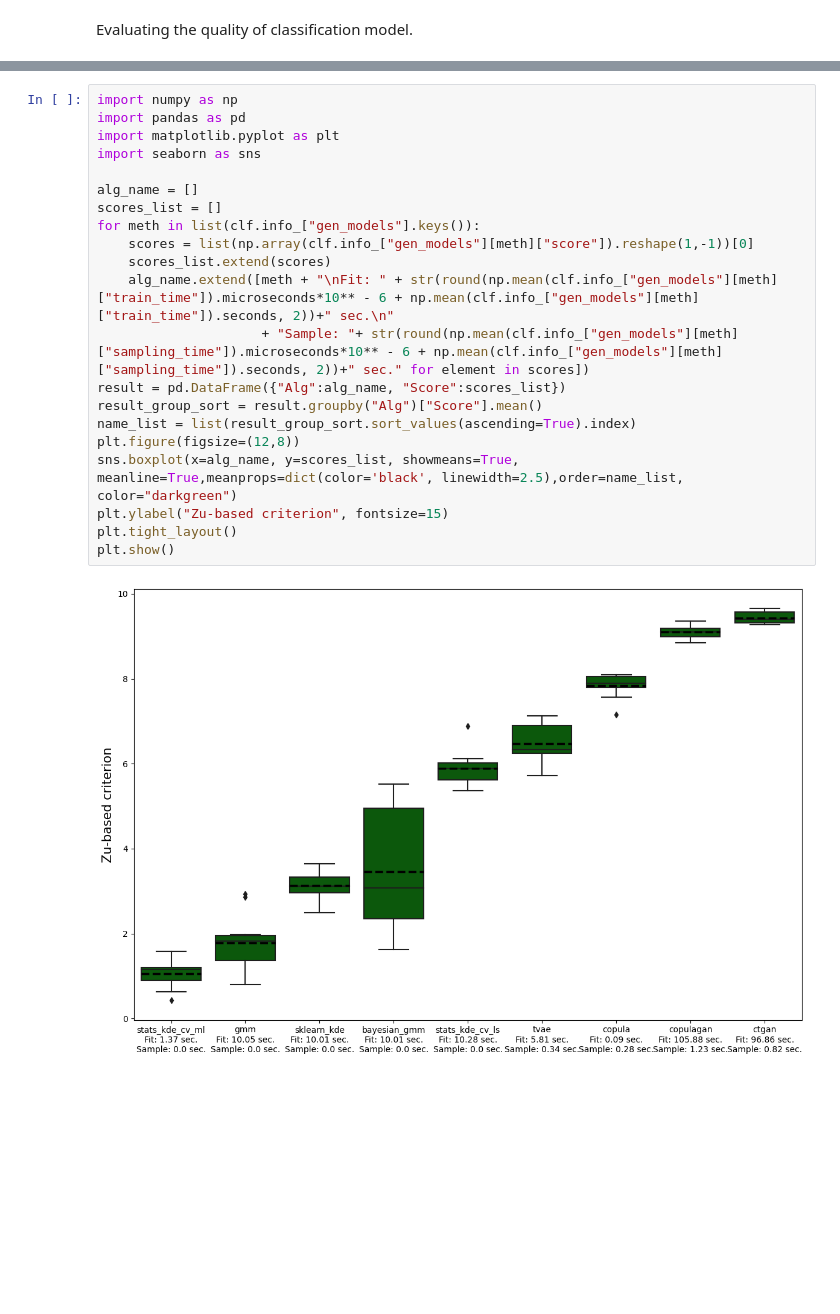
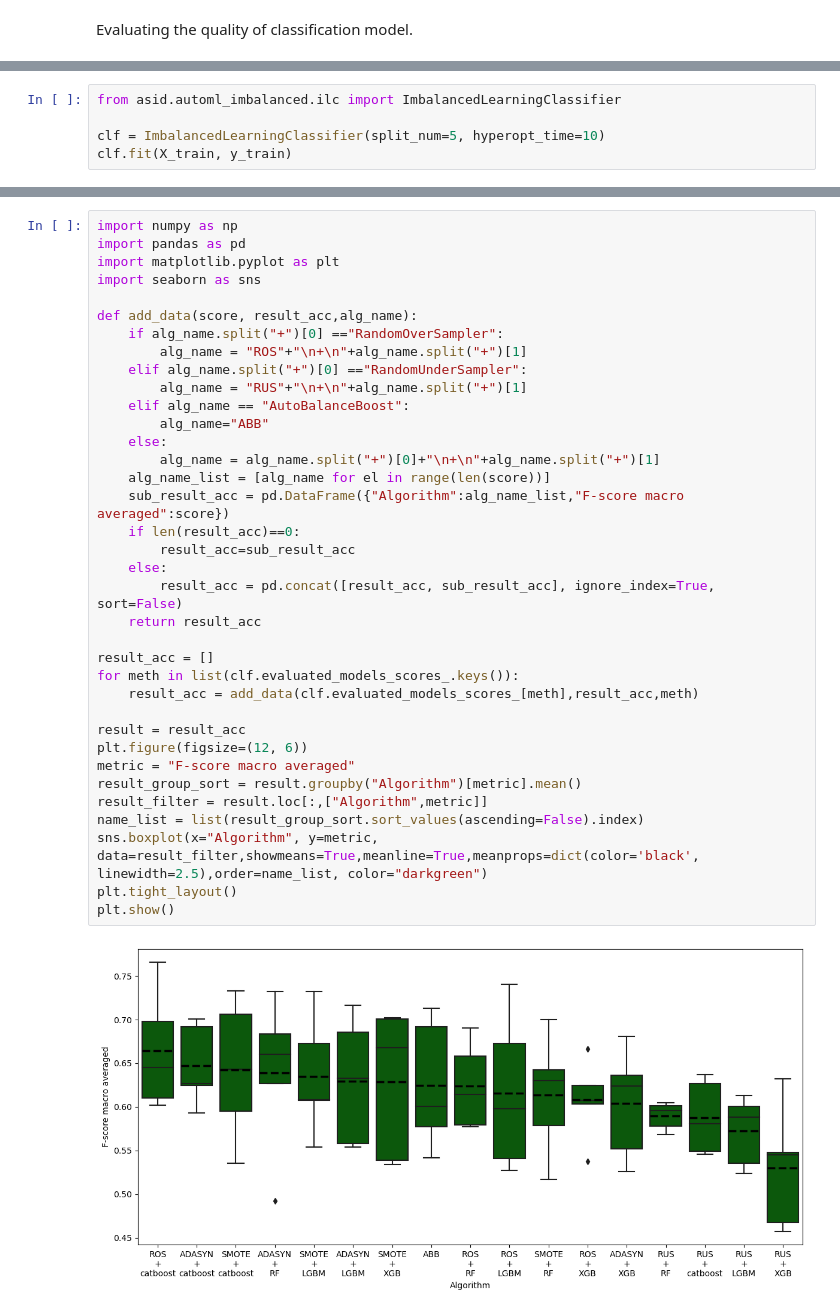
Before and after one commit to aimclub/asid, a Jupyter notebook: examples/example_imbalanced.ipynb, the cells around one changed output, grey strips where cells are left out. Drawn from its saved outputs; the diff is of its cells as text; blank space fills up the shorter version.

```diff
--- a/examples/example_imbalanced.ipynb
+++ b/examples/example_imbalanced.ipynb
@@ -54,0 +51,5 @@ FileNotFoundError: [Errno 2] No such file or directory: 'C:/Users/user/anaconda3
+# %%
+from asid.automl_imbalanced.ilc import ImbalancedLearningClassifier
+
+clf = ImbalancedLearningClassifier(split_num=5, hyperopt_time=10)
+clf.fit(X_train, y_train)
@@ -57,24 +72,39 @@ Let's visualize the GenerativeModel's search based on clf.info_ and compare the
 # %%
 import numpy as np
 import pandas as pd
 import matplotlib.pyplot as plt
 import seaborn as sns
 
-alg_name = []
-scores_list = []
-for meth in list(clf.info_["gen_models"].keys()):
-    scores = list(np.array(clf.info_["gen_models"][meth]["score"]).reshape(1,-1))[0]
-    scores_list.extend(scores)
-    alg_name.extend([meth + "\nFit: " + str(round(np.mean(clf.info_["gen_models"][meth]["train_time"]).microseconds*10** - 6 + np.mean(clf.info_["gen_models"][meth]["train_time"]).seconds, 2))+" sec.\n"
-                     + "Sample: "+ str(round(np.mean(clf.info_["gen_models"][meth]["sampling_time"]).microseconds*10** - 6 + np.mean(clf.info_["gen_models"][meth]["sampling_time"]).seconds, 2))+" sec." for element in scores])
-result = pd.DataFrame({"Alg":alg_name, "Score":scores_list})
-result_group_sort = result.groupby("Alg")["Score"].mean()
-name_list = list(result_group_sort.sort_values(ascending=True).index)
-plt.figure(figsize=(12,8))
-sns.boxplot(x=alg_name, y=scores_list, showmeans=True, meanline=True,meanprops=dict(color='black', linewidth=2.5),order=name_list, color="darkgreen")
-plt.ylabel("Zu-based criterion", fontsize=15)
+def add_data(score, result_acc,alg_name):
+    if alg_name.split("+")[0] =="RandomOverSampler":
+        alg_name = "ROS"+"\n+\n"+alg_name.split("+")[1]
+    elif alg_name.split("+")[0] =="RandomUnderSampler":
+        alg_name = "RUS"+"\n+\n"+alg_name.split("+")[1]
+    elif alg_name == "AutoBalanceBoost":
+        alg_name="ABB"
+    else:
+        alg_name = alg_name.split("+")[0]+"\n+\n"+alg_name.split("+")[1]
+    alg_name_list = [alg_name for el in range(len(score))]
+    sub_result_acc = pd.DataFrame({"Algorithm":alg_name_list,"F-score macro averaged":score})
+    if len(result_acc)==0:
+        result_acc=sub_result_acc
+    else:
+        result_acc = pd.concat([result_acc, sub_result_acc], ignore_index=True, sort=False)
+    return result_acc
+
+result_acc = []
+for meth in list(clf.evaluated_models_scores_.keys()):
+    result_acc = add_data(clf.evaluated_models_scores_[meth],result_acc,meth)
+
+result = result_acc
+plt.figure(figsize=(12, 6))
+metric = "F-score macro averaged"
+result_group_sort = result.groupby("Algorithm")[metric].mean()
+result_filter = result.loc[:,["Algorithm",metric]]
+name_list = list(result_group_sort.sort_values(ascending=False).index)
+sns.boxplot(x="Algorithm", y=metric, data=result_filter,showmeans=True,meanline=True,meanprops=dict(color='black', linewidth=2.5),order=name_list, color="darkgreen")
 plt.tight_layout()
 plt.show()
 # %% [output]
-[figure, old version]
+[figure, new version]
 # %% [markdown]
```
Also changed, not shown: parts of 22 cells of this notebook, 1 other file.
